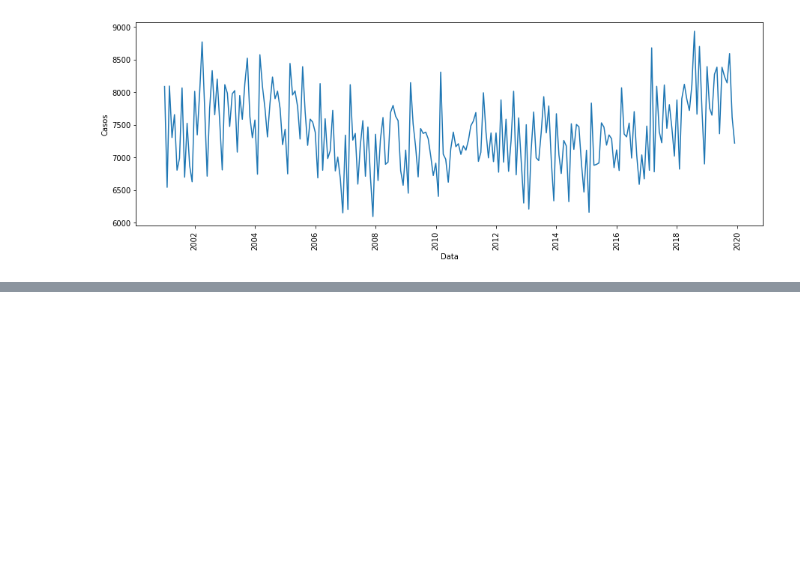
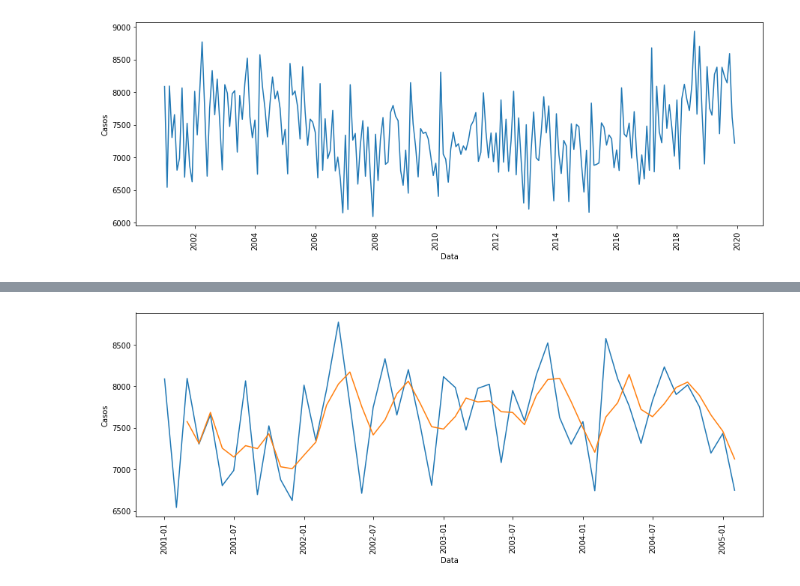
Before and after one commit to GuilhermeRuy97/BootcampDataScience, a Jupyter notebook: Analise_e_previsao_de_Series_Temporais.ipynb, the cells around one changed output, grey strips where cells are left out. Cells and saved outputs as stored; diff of their text form; code cells hidden in the pictures; blank space fills up the shorter version.

```diff
--- a/Analise_e_previsao_de_Series_Temporais.ipynb
+++ b/Analise_e_previsao_de_Series_Temporais.ipynb
@@ -229,0 +266,12 @@ plt.show()
+# %%
+#Plotando os 50 primeiros elementos dos gráficos
+
+plt.figure(figsize=(15,5))
+sns.lineplot(x = "Data", y = "Casos", data = dados_st[:50])
+sns.lineplot(x = "Data", y = "Media_Movel_3", data = dados_st[:50])
+plt.xticks(rotation = 90)
+plt.show()
+
+#repare que a média móvel parece estar um pouco atrasada em relação aos picos do gráfico original
+# %% [output]
+[figure, added]
```
Also changed, not shown: parts of 6 cells of this notebook.
